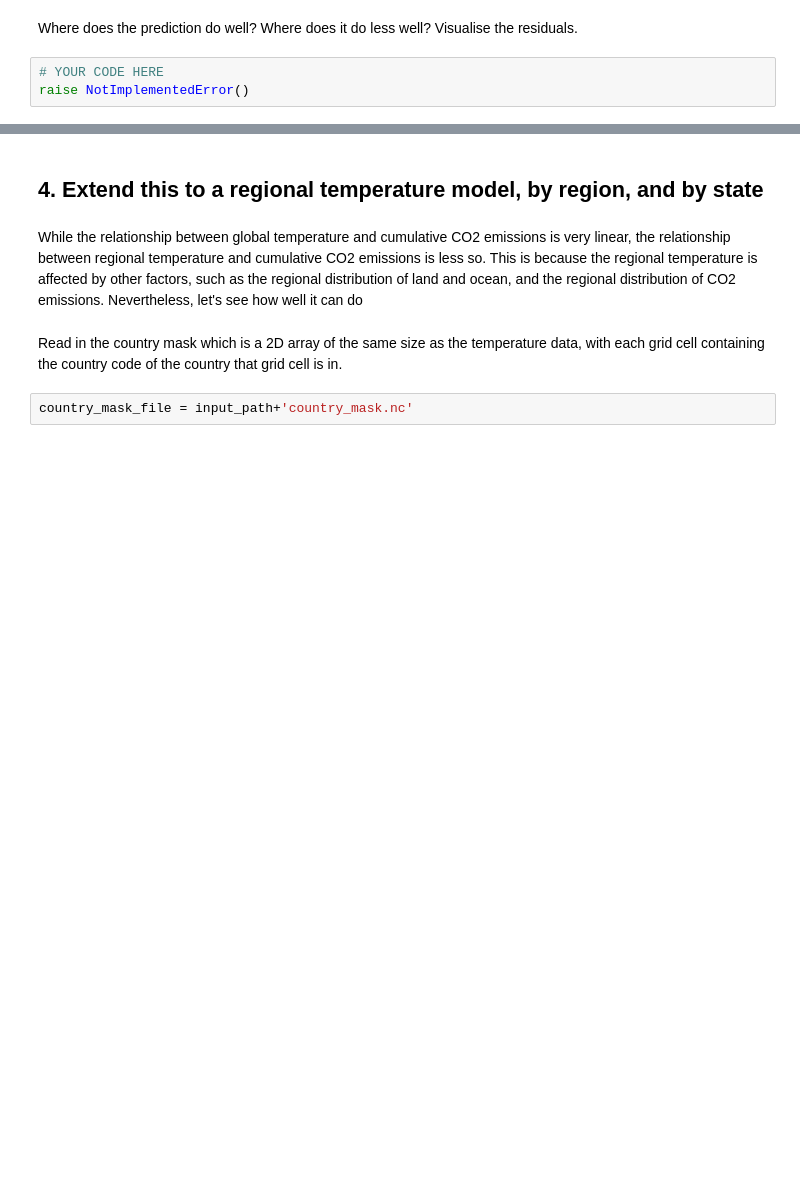
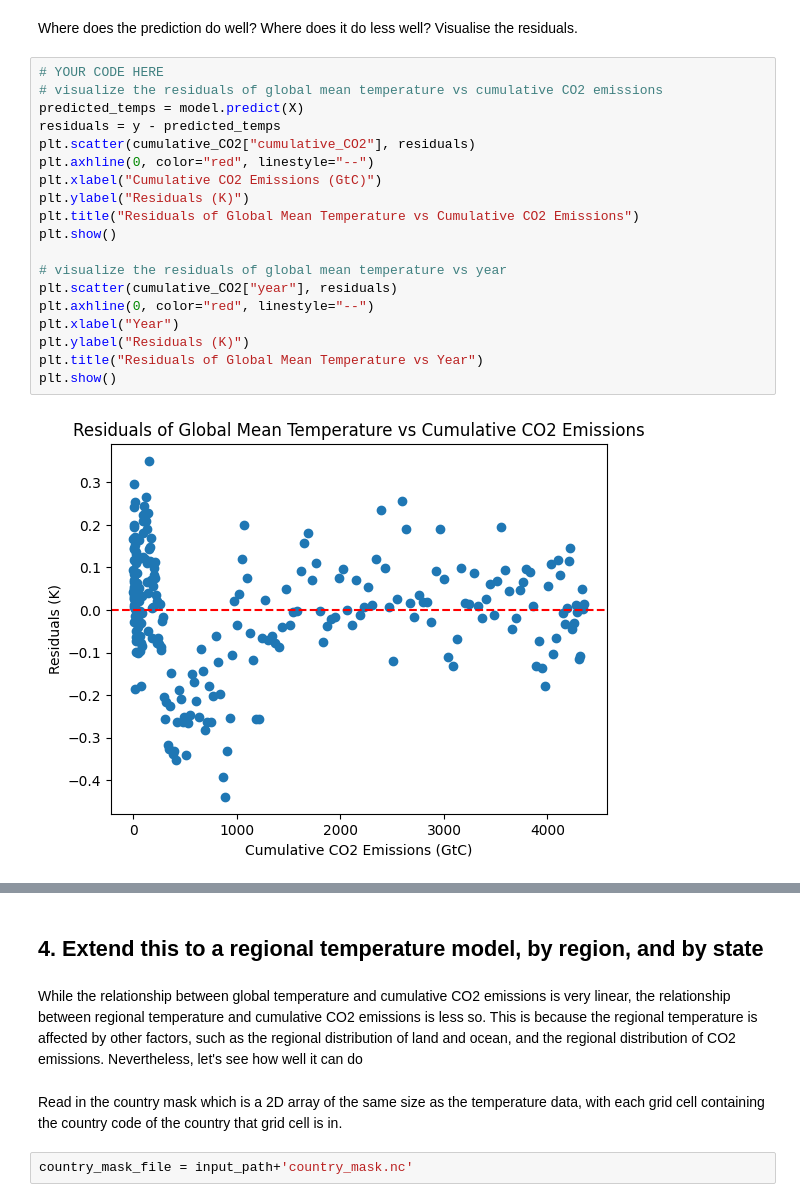
Before and after one commit to TangyKiwi/DSC-200, a Jupyter notebook: Project/Final project.ipynb, the cells around one changed output, grey strips where cells are left out. Cells and saved outputs as stored; diff of their text form; blank space fills up the shorter version.

```diff
--- a/Project/Final project.ipynb
+++ b/Project/Final project.ipynb
@@ -126,4 +270,22 @@ raise NotImplementedError()
 Where does the prediction do well? Where does it do less well? Visualise the residuals.
 # %%
 # YOUR CODE HERE
-raise NotImplementedError()
+# visualize the residuals of global mean temperature vs cumulative CO2 emissions
+predicted_temps = model.predict(X)
+residuals = y - predicted_temps
+plt.scatter(cumulative_CO2["cumulative_CO2"], residuals)
+plt.axhline(0, color="red", linestyle="--")
+plt.xlabel("Cumulative CO2 Emissions (GtC)")
+plt.ylabel("Residuals (K)")
+plt.title("Residuals of Global Mean Temperature vs Cumulative CO2 Emissions")
+plt.show()
+
+# visualize the residuals of global mean temperature vs year
+plt.scatter(cumulative_CO2["year"], residuals)
+plt.axhline(0, color="red", linestyle="--")
+plt.xlabel("Year")
+plt.ylabel("Residuals (K)")
+plt.title("Residuals of Global Mean Temperature vs Year")
+plt.show()
+# %% [output]
+[figure, added]
```
Also changed, not shown: parts of 14 cells of this notebook.
